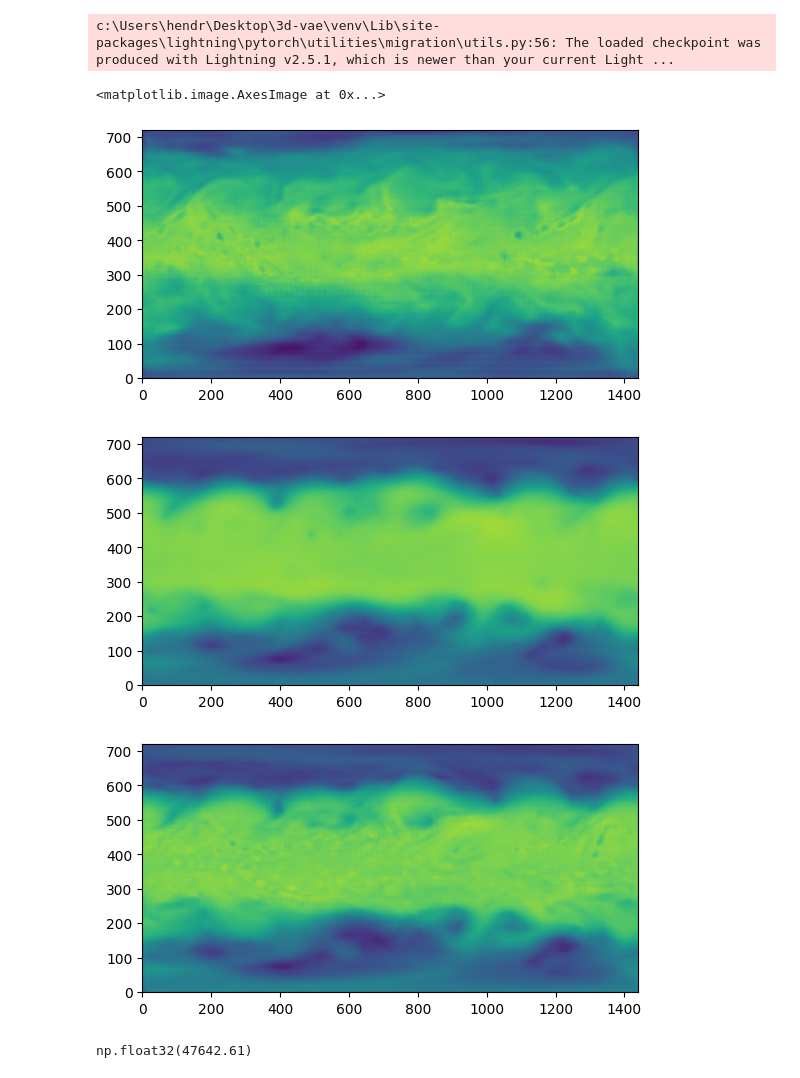
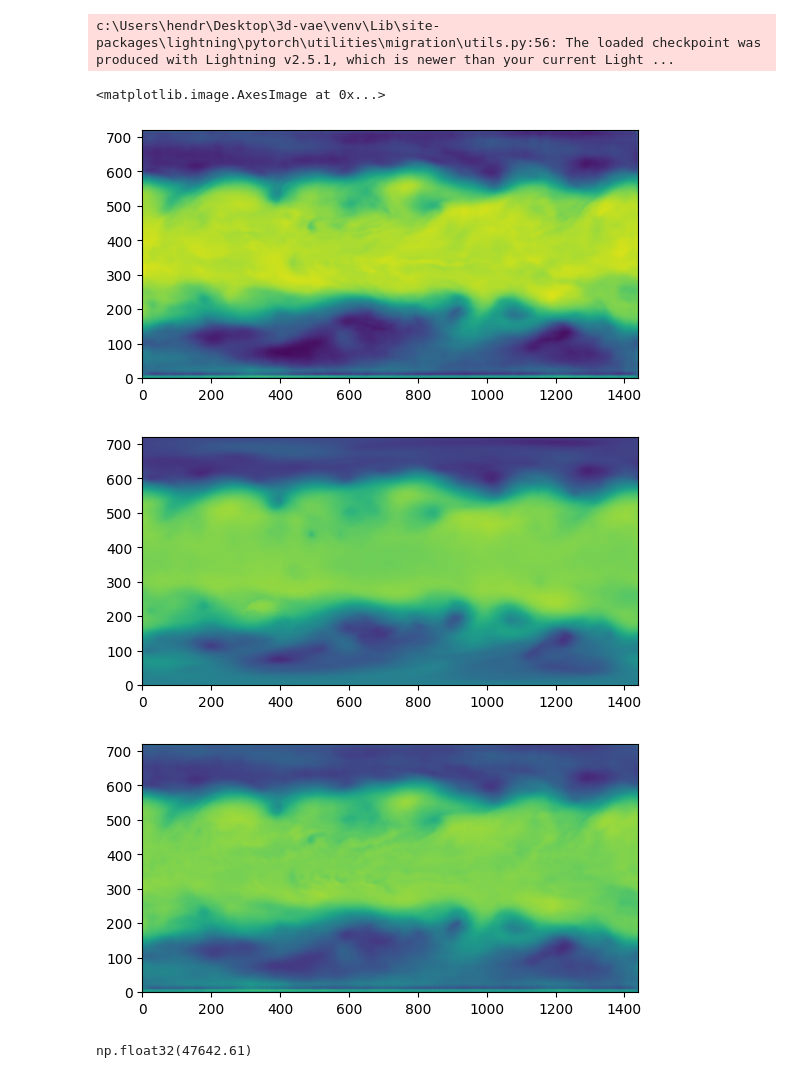
Before and after one commit to HendricSch/3d-vae, a Jupyter notebook: inference.ipynb, the cells around one changed output. Saved outputs shown, nothing was run; the diff lists cells and outputs as text; code cells hidden in the pictures.

```diff
--- a/inference.ipynb
+++ b/inference.ipynb
@@ -8,13 +8,13 @@ from data.era5 import ERA5Dataset, gen_bgen
 
 from metrics.metrics import WeightedRMSE
 # %%
-with open("configs/autoencoder_kl_f16_attention.yaml", "r") as f:
+with open("configs/autoencoder/kl-f8.yaml", "r") as f:
     config = yaml.load(f, Loader=yaml.FullLoader)
 
 device = "cpu"
 
 model = Autoencoder.load_from_checkpoint(
-    "checkpoints/vae-kl-f16-1440x720-69c-attention-disc-new-step=4000.ckpt", config=config, strict=False).to(device)
+    "checkpoints/vae-kl-f8-step=102500.ckpt", config=config, strict=False).to(device)
 
 model.eval()
 
@@ -32,10 +32,10 @@ with torch.no_grad():
 # %%
 geo = rec.cpu().squeeze().numpy()
 
-plt.imshow(geo[0].T, origin="lower")
+plt.imshow(geo[50].T, origin="lower")
 # %% [output]
 <matplotlib.image.AxesImage at 0x...>
-[figure, old version]
+[figure, new version]
 # %%
 geo_sample = sample.cpu()
 geo_rec = rec.cpu()
@@ -43,8 +43,8 @@ geo_rec = rec.cpu()
 # geo_sample = torch.nn.functional.interpolate(geo_sample, (240, 120))
 # geo_rec = torch.nn.functional.interpolate(geo_rec, (240, 120))
 
-geo_sample = geo_sample.squeeze().numpy()[50]
-geo_rec = geo_rec.squeeze().numpy()[50]
+geo_sample = geo_sample.squeeze().numpy()[51]
+geo_rec = geo_rec.squeeze().numpy()[51]
 
 plt.figure()
 plt.imshow(geo_sample.T, origin="lower", vmin=-2.5, vmax=2)
@@ -54,7 +54,7 @@ plt.imshow(geo_rec.T, origin="lower", vmin=-2.5, vmax=2)
 plt.show()
 # %% [output]
 [figure]
-[figure, old version]
+[figure, new version]
 # %%
 geo_mean = 53921.2137
 geo_std = 3091.97738
```
Also changed, not shown: parts of 2 cells of this notebook, 5 other files.
